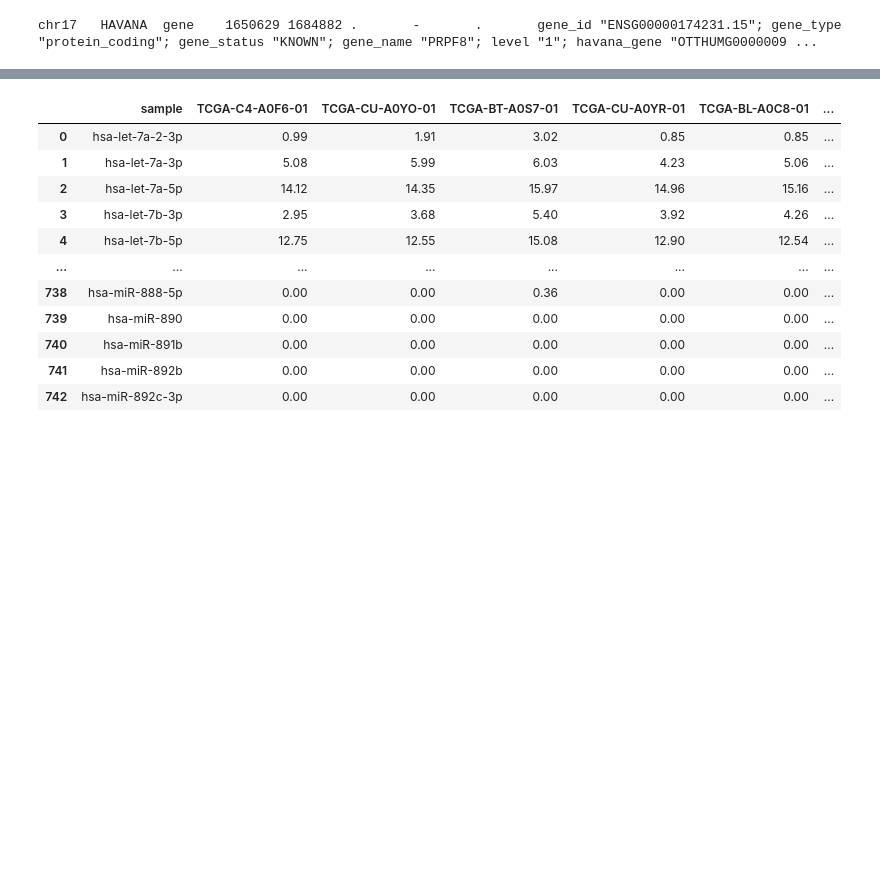
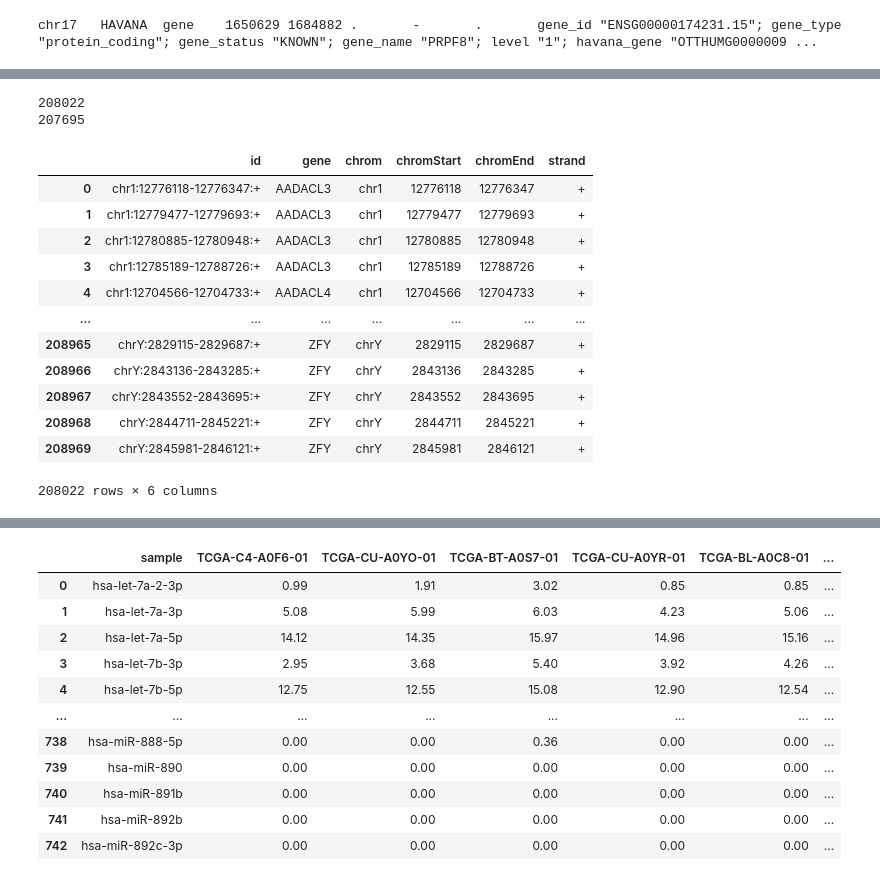
Before and after one commit to lenamariahackl/alt-splicing-mirna-reg, a Jupyter notebook: elastic_net.ipynb, the cells around one changed output, grey strips where cells are left out. Drawn from its saved outputs; the diff is of its cells as text; code cells hidden in the pictures; blank space fills up the shorter version.

```diff
--- a/elastic_net.ipynb
+++ b/elastic_net.ipynb
@@ -131,3 +180,25 @@ caseids = list(set(mirna_counts.columns).intersection(list(exon_counts.columns))
+# %%
+print(len(tran_exon))
+print(len(tran_exon_new))
+# %% [output]
+208022
+207695
+# %%
+tran_exon
+# %% [output]
+|  | id | gene | chrom | chromStart | chromEnd | strand |
+| 0 | chr1:12776118-12776347:+ | AADACL3 | chr1 | 12776118 | 12776347 | + |
+| 1 | chr1:12779477-12779693:+ | AADACL3 | chr1 | 12779477 | 12779693 | + |
+| 2 | chr1:12780885-12780948:+ | AADACL3 | chr1 | 12780885 | 12780948 | + |
+| 3 | chr1:12785189-12788726:+ | AADACL3 | chr1 | 12785189 | 12788726 | + |
+| 4 | chr1:12704566-12704733:+ | AADACL4 | chr1 | 12704566 | 12704733 | + |
+| ... | ... | ... | ... | ... | ... | ... |
+| 208965 | chrY:2829115-2829687:+ | ZFY | chrY | 2829115 | 2829687 | + |
+| 208966 | chrY:2843136-2843285:+ | ZFY | chrY | 2843136 | 2843285 | + |
+| 208967 | chrY:2843552-2843695:+ | ZFY | chrY | 2843552 | 2843695 | + |
+| 208968 | chrY:2844711-2845221:+ | ZFY | chrY | 2844711 | 2845221 | + |
+| 208969 | chrY:2845981-2846121:+ | ZFY | chrY | 2845981 | 2846121 | + |
+208022 rows × 6 columns
 # %%
 exon_counts
 # %% [output]
```
Also changed, not shown: parts of 12 cells of this notebook, 1 other file.
